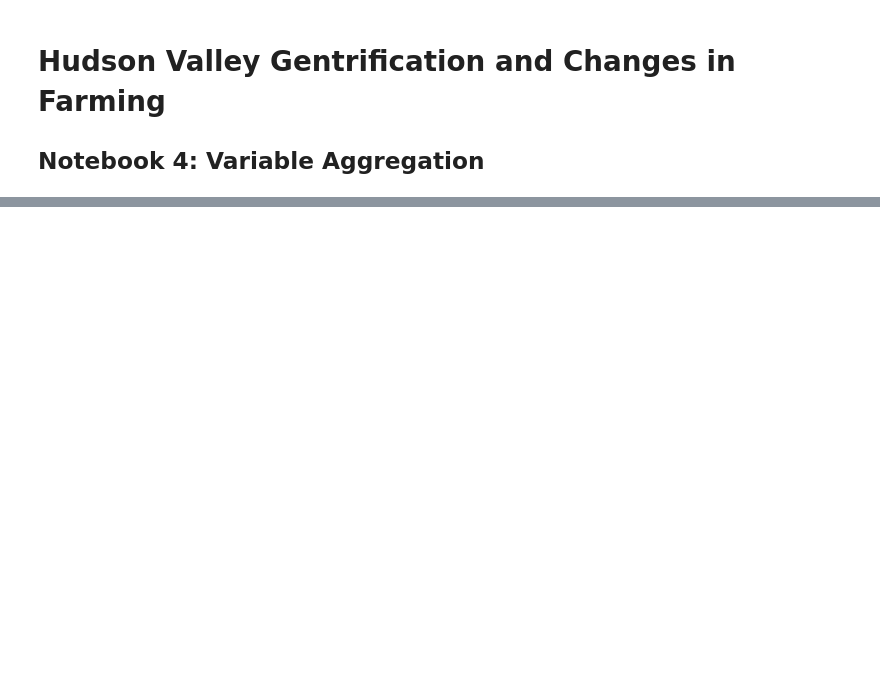
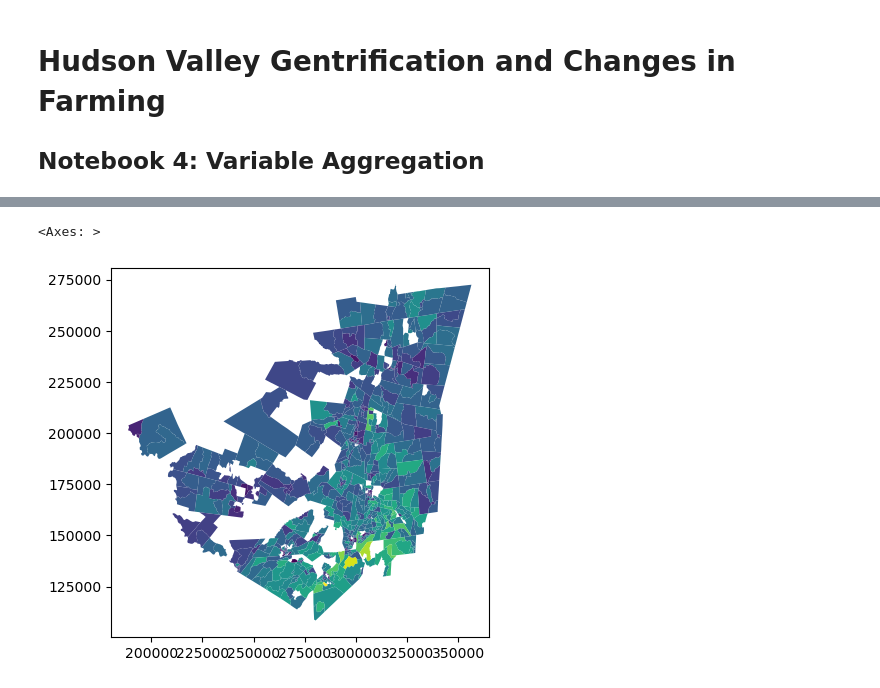
Before and after one commit to dkrasne/nys_farms, a Jupyter notebook: nys_farms_4_varagg.ipynb, the cells around one changed output, grey strips where cells are left out. Saved outputs shown, nothing was run; the diff lists cells and outputs as text; code cells hidden in the pictures; blank space fills up the shorter version.

```diff
--- a/nys_farms_4_varagg.ipynb
+++ b/nys_farms_4_varagg.ipynb
@@ -54,0 +79,2 @@ gdf_counties_core = gpd.read_file("data/counties_core.geojson").to_csv(proj_huds
+# %%
+acs_bg2017_df = acs_bg2017_df.assign(GEOIDbg = acs_bg2017_df.GEOID+acs_bg2017_df.BLOCK_GROUP)
@@ -54,0 +537,5 @@ gdf_counties_core = gpd.read_file("data/counties_core.geojson").to_csv(proj_huds
+# %%
+gdf_bgs2022_core.merge(acs_bg2017_df, how='left', left_on="GEOID_x", right_on="GEOIDbg").plot(column="B19013_001E")
+# %% [output]
+<Axes: >
+[figure, added]
```
Also changed, not shown: parts of 42 cells of this notebook, 1 other file.
